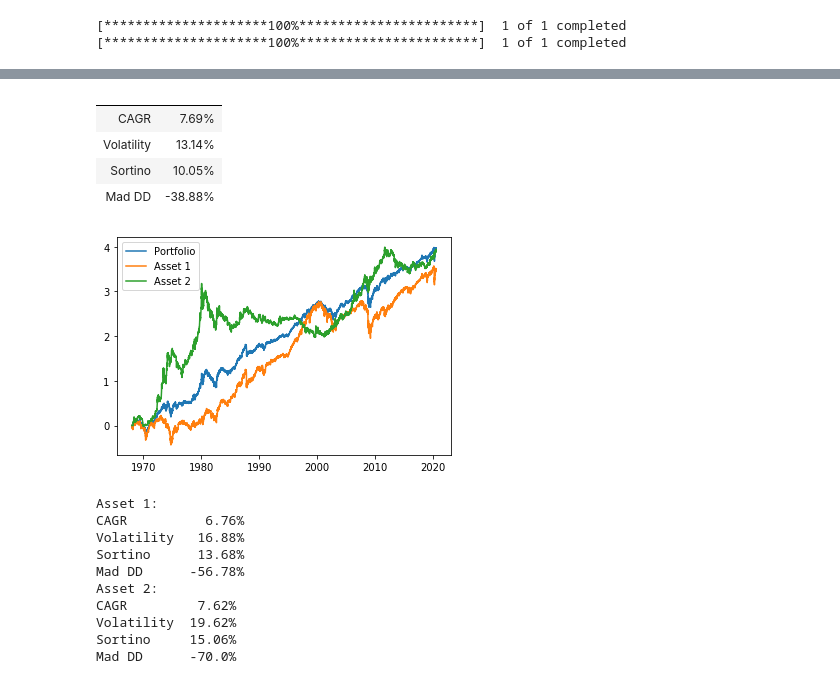
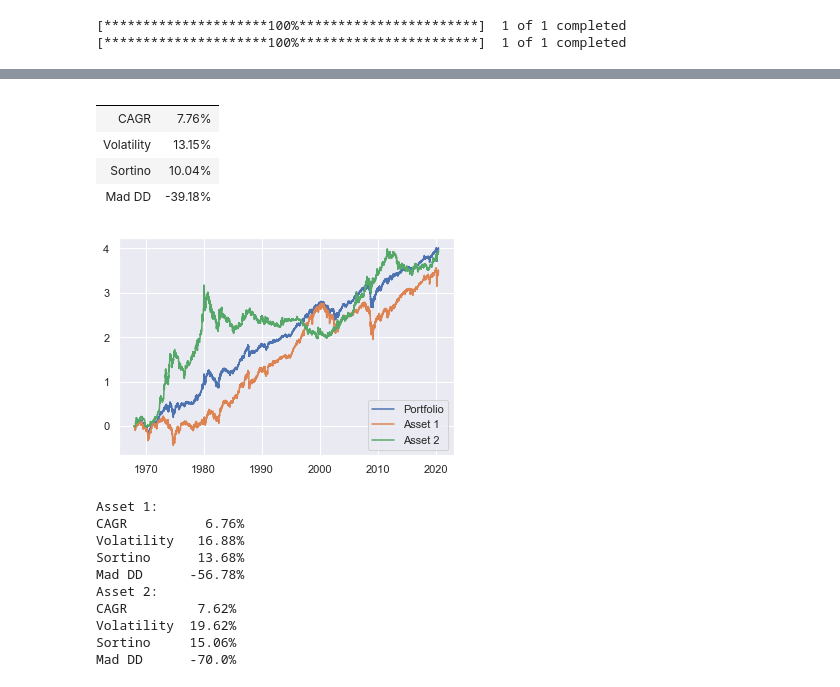
Before and after one commit to webclinic017/Portfolio_Construction, a Jupyter notebook: Portfolio_Backtest/Permanent_Portfolio.ipynb, the cells around one changed output, grey strips where cells are left out. Drawn from its saved outputs; the diff is of its cells as text; code cells hidden in the pictures.

```diff
--- a/Portfolio_Backtest/Permanent_Portfolio.ipynb
+++ b/Portfolio_Backtest/Permanent_Portfolio.ipynb
@@ -67,6 +73,8 @@ assets = assets.dropna()
 # %%
-initial = 1000
-rebalance_freq = 5
+initial = 1
+rebalance_freq = 120
+tol = 0.01
+
 port = []
 
 w_1 = 0.7
@@ -90,9 +98,21 @@ for i in range(len(assets)):
 
 
 
-    if i%rebalance_freq == 0:
+    #if i%rebalance_freq == 0:
+    #    asset_1 = initial * w_1
+    #    asset_2 = initial * w_2
+
+
+
+    if abs(port_w1[i]- w_1) > tol:
         asset_1 = initial * w_1
         asset_2 = initial * w_2
 
+    elif abs(port_w2[i]- w_2) > tol:
+        asset_1 = initial * w_1
+        asset_2 = initial * w_2
+
+
+
 port = pd.DataFrame(port)
 port.index = assets.index
@@ -99,20 +124,22 @@ port.index = assets.index
 # %%
 port_ret = calc_port_ret(port)
 # %%
-plt.plot(np.log(port_ret.cumprod()), label = "Portfolio");
+#sns.set()
+sns.set_style("darkgrid")
+plt.plot(np.log(port), label = "Portfolio");
 plt.plot(np.log(assets['Asset_1'].cumprod()), label = "Asset 1");
 plt.plot(np.log(assets['Asset_2'].cumprod()), label = "Asset 2");
 
 plt.legend();
 
 port_eval(port)
 # %% [output]
 |  |  |
-| CAGR | 7.69% |
-| Volatility | 13.14% |
-| Sortino | 10.05% |
-| Mad DD | -38.88% |
+| CAGR | 7.76% |
+| Volatility | 13.15% |
+| Sortino | 10.04% |
+| Mad DD | -39.18% |
-[figure, old version]
+[figure, new version]
 # %%
 print("Asset 1: "+str(port_eval(assets['Asset_1'].cumprod())))
 print("Asset 2: "+str(port_eval(assets['Asset_2'].cumprod())))
```
Also changed, not shown: parts of 6 cells of this notebook.
